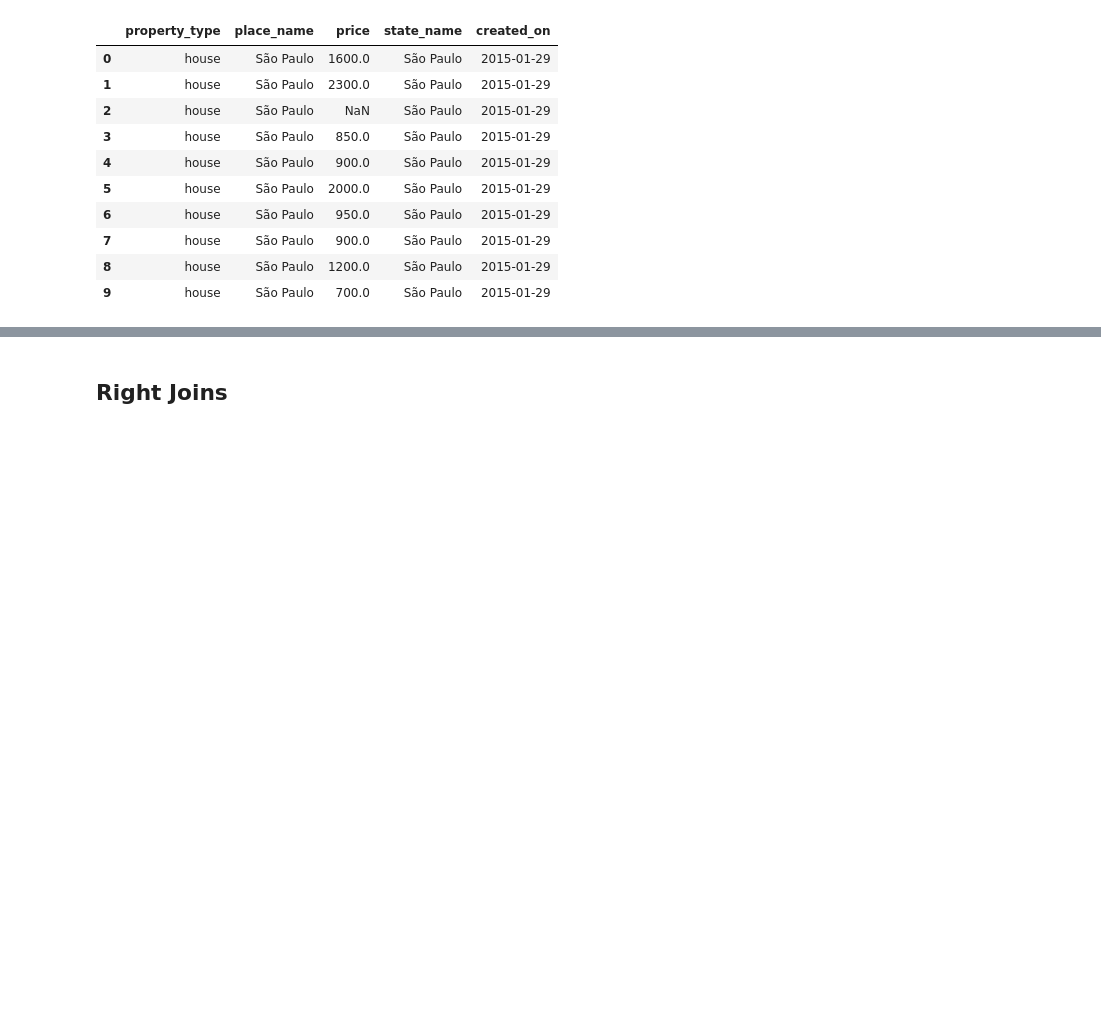
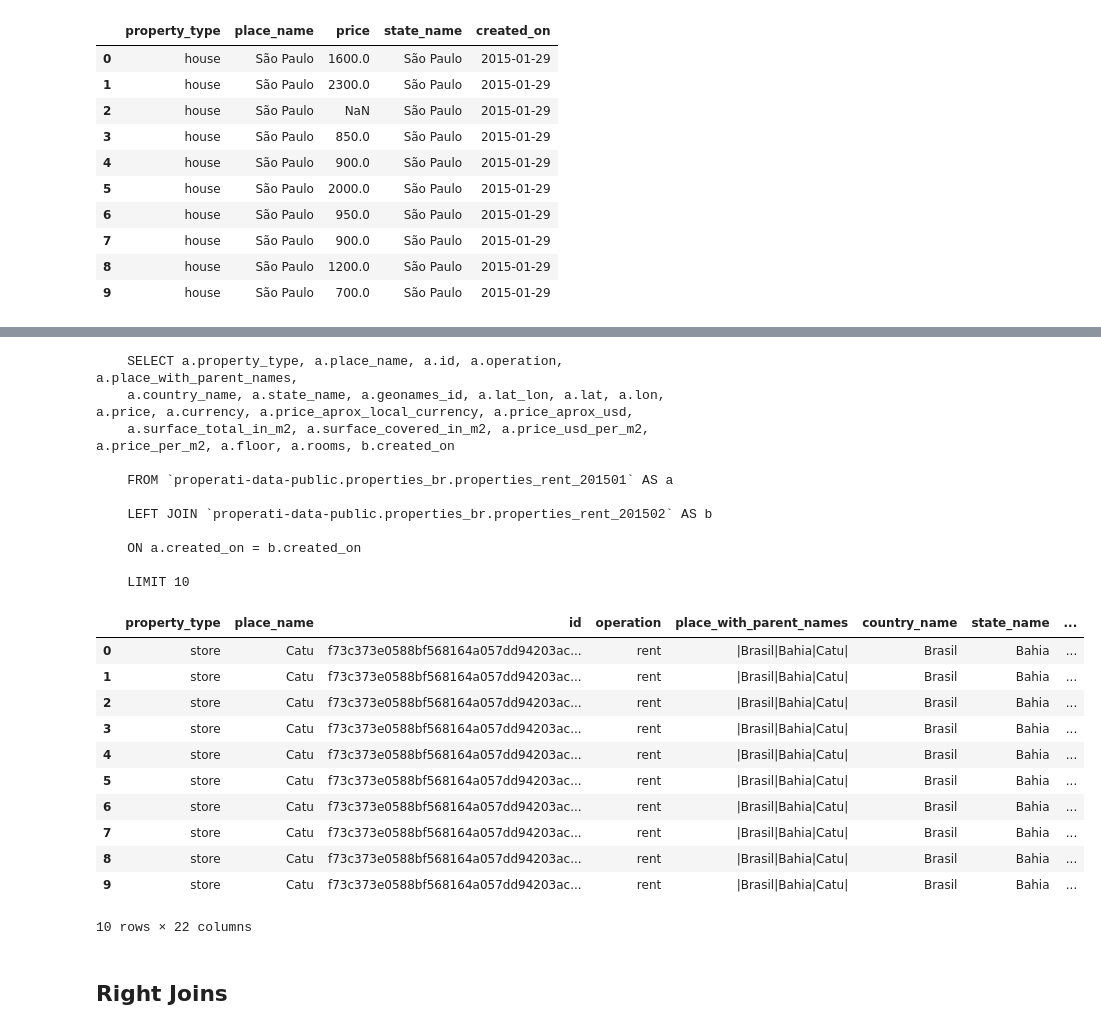
Before and after one commit to bornsky/RealEstate_SQL, a Jupyter notebook: SQL_BQ.ipynb, the cells around one changed output, grey strips where cells are left out. Cells and saved outputs as stored; diff of their text form; code cells hidden in the pictures; blank space fills up the shorter version.

Commit message:
add left & outer join

```diff
--- a/SQL_BQ.ipynb
+++ b/SQL_BQ.ipynb
@@ -387,21 +390,52 @@ df.head(10)
 # %%
 query = """
-  SELECT *
 
-    FROM `properati-data-public.properties_br.properties_rent_201501`
+    SELECT a.property_type, a.place_name, a.id, a.operation, a.place_with_parent_names,
+    a.country_name, a.state_name, a.geonames_id, a.lat_lon, a.lat, a.lon, a.price, a.currency, a.price_aprox_local_currency, a.price_aprox_usd,
+    a.surface_total_in_m2, a.surface_covered_in_m2, a.price_usd_per_m2, a.price_per_m2, a.floor, a.rooms, b.created_on
+
+    FROM `properati-data-public.properties_br.properties_rent_201501` AS a
+
+    LEFT JOIN `properati-data-public.properties_br.properties_rent_201502` AS b
+
+    ON a.created_on = b.created_on
 
     LIMIT 10
 """.format(process_date_no_dash)
 
 # Run a Standard SQL query using the environment's default project
 df = pandas.read_gbq(query, dialect='standard')
 
 # Run a Standard SQL query with the project set explicitly
 df = pandas.read_gbq(query, project_id=project_id, dialect='standard')
 
 print(query)
 
 df.head(10)
+# %% [output]
+    SELECT a.property_type, a.place_name, a.id, a.operation, a.place_with_parent_names,
+    a.country_name, a.state_name, a.geonames_id, a.lat_lon, a.lat, a.lon, a.price, a.currency, a.price_aprox_local_currency, a.price_aprox_usd,
+    a.surface_total_in_m2, a.surface_covered_in_m2, a.price_usd_per_m2, a.price_per_m2, a.floor, a.rooms, b.created_on
+
+    FROM `properati-data-public.properties_br.properties_rent_201501` AS a
+
+    LEFT JOIN `properati-data-public.properties_br.properties_rent_201502` AS b
+
+    ON a.created_on = b.created_on
+
+    LIMIT 10
+|  | property_type | place_name | id | operation | place_with_parent_names | country_name | state_name | ... |
+| 0 | store | Catu | f73c373e0588bf568164a057dd94203ac... | rent | |Brasil|Bahia|Catu| | Brasil | Bahia | ... |
+| 1 | store | Catu | f73c373e0588bf568164a057dd94203ac... | rent | |Brasil|Bahia|Catu| | Brasil | Bahia | ... |
+| 2 | store | Catu | f73c373e0588bf568164a057dd94203ac... | rent | |Brasil|Bahia|Catu| | Brasil | Bahia | ... |
+| 3 | store | Catu | f73c373e0588bf568164a057dd94203ac... | rent | |Brasil|Bahia|Catu| | Brasil | Bahia | ... |
+| 4 | store | Catu | f73c373e0588bf568164a057dd94203ac... | rent | |Brasil|Bahia|Catu| | Brasil | Bahia | ... |
+| 5 | store | Catu | f73c373e0588bf568164a057dd94203ac... | rent | |Brasil|Bahia|Catu| | Brasil | Bahia | ... |
+| 6 | store | Catu | f73c373e0588bf568164a057dd94203ac... | rent | |Brasil|Bahia|Catu| | Brasil | Bahia | ... |
+| 7 | store | Catu | f73c373e0588bf568164a057dd94203ac... | rent | |Brasil|Bahia|Catu| | Brasil | Bahia | ... |
+| 8 | store | Catu | f73c373e0588bf568164a057dd94203ac... | rent | |Brasil|Bahia|Catu| | Brasil | Bahia | ... |
+| 9 | store | Catu | f73c373e0588bf568164a057dd94203ac... | rent | |Brasil|Bahia|Catu| | Brasil | Bahia | ... |
+10 rows × 22 columns
 # %% [markdown]
 <h2>Right Joins</h2>
 # %%
```
Also changed, not shown: parts of 2 cells of this notebook.
